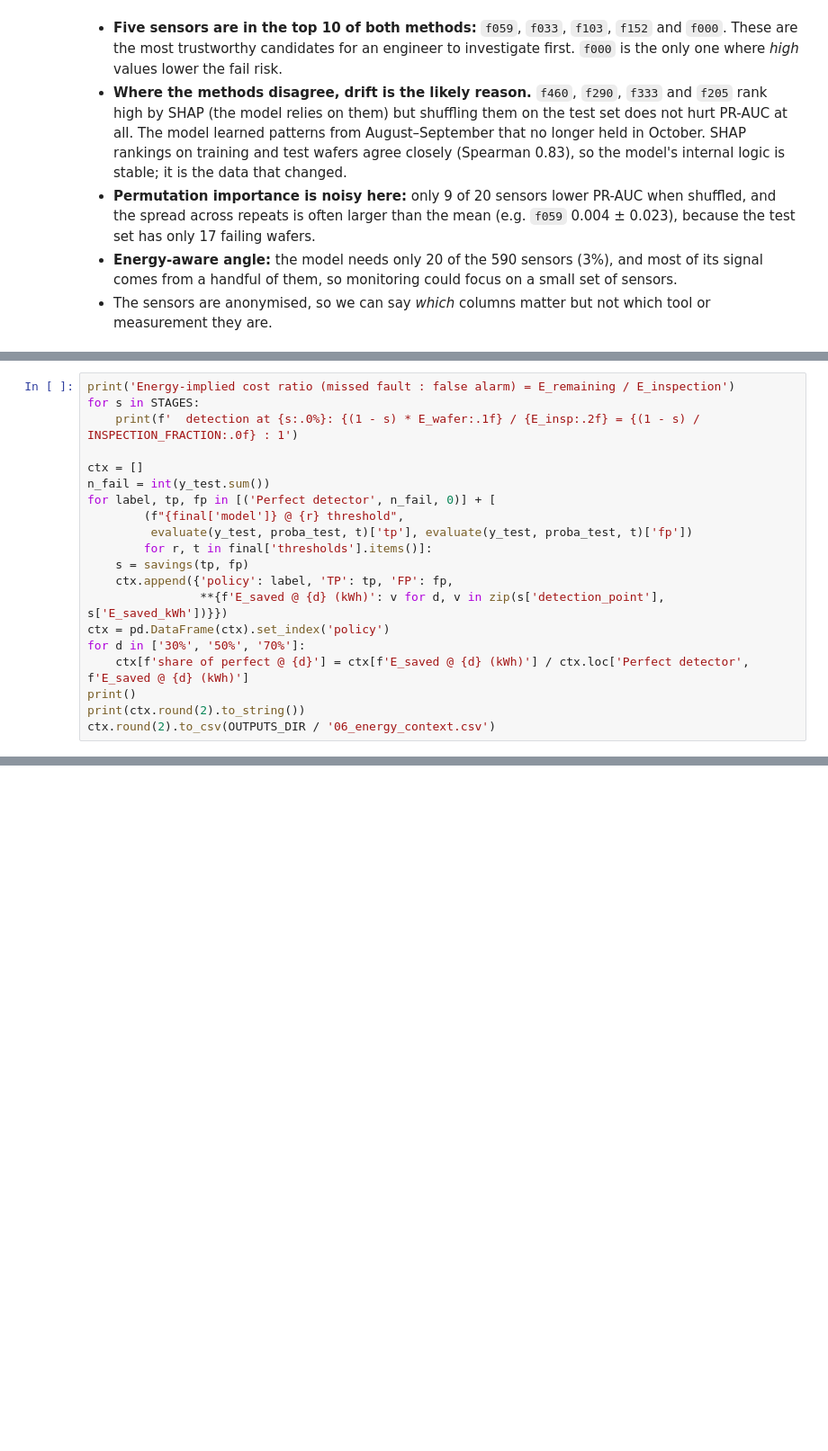
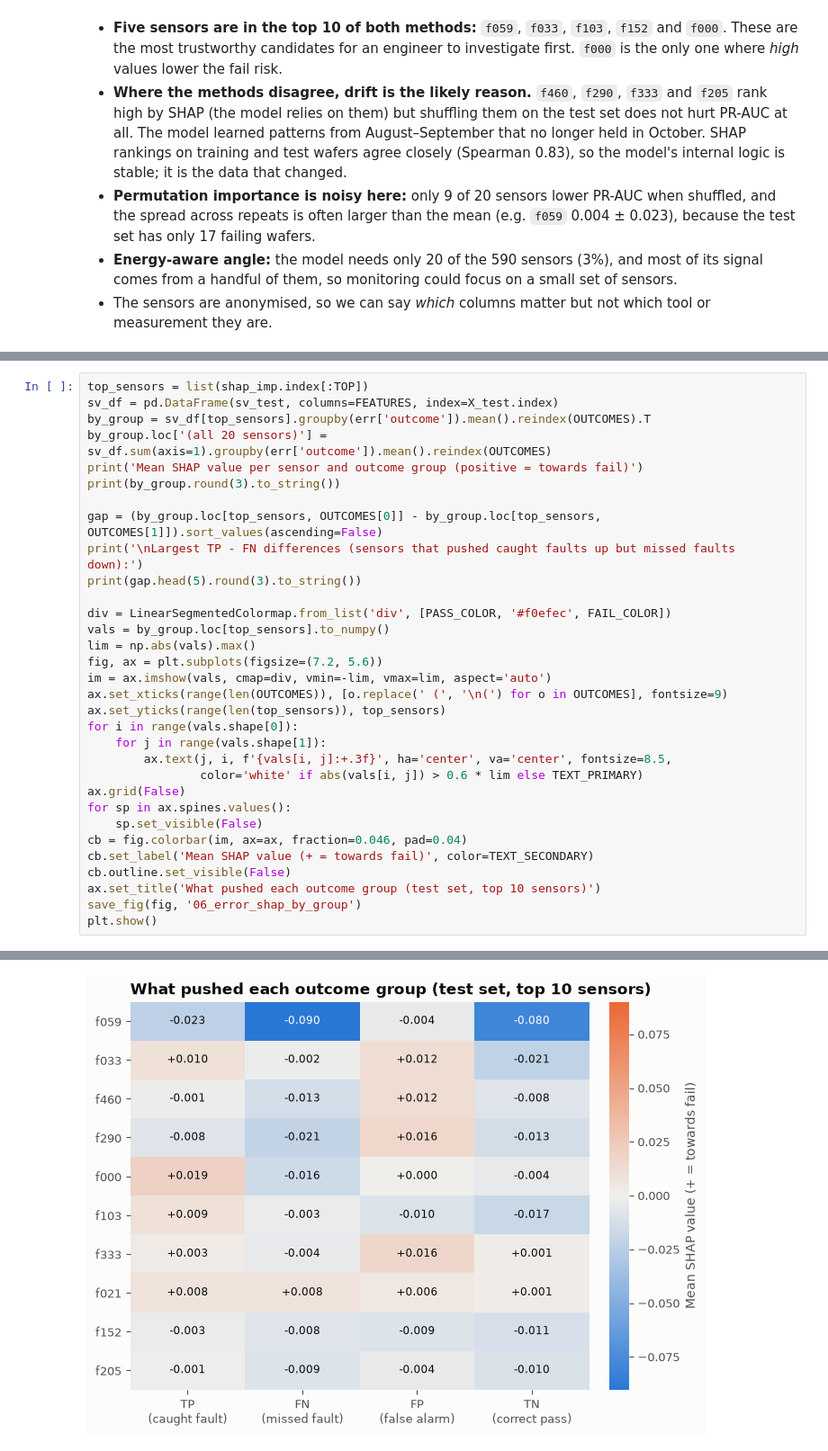
Before and after one commit to th4ifurXI/MachineLearning_Group11, a Jupyter notebook: notebooks/06_Interpretation.ipynb, the cells around one changed output, grey strips where cells are left out. Shown at 90% size. Cells and saved outputs as stored; diff of their text form; blank space fills up the shorter version.

```diff
--- a/notebooks/06_Interpretation.ipynb
+++ b/notebooks/06_Interpretation.ipynb
@@ -404,21 +405,33 @@ faults could save more energy even though it raises more false alarms.
 # %%
-print('Energy-implied cost ratio (missed fault : false alarm) = E_remaining / E_inspection')
-for s in STAGES:
-    print(f'  detection at {s:.0%}: {(1 - s) * E_wafer:.1f} / {E_insp:.2f} = {(1 - s) / INSPECTION_FRACTION:.0f} : 1')
+top_sensors = list(shap_imp.index[:TOP])
+sv_df = pd.DataFrame(sv_test, columns=FEATURES, index=X_test.index)
+by_group = sv_df[top_sensors].groupby(err['outcome']).mean().reindex(OUTCOMES).T
+by_group.loc['(all 20 sensors)'] = sv_df.sum(axis=1).groupby(err['outcome']).mean().reindex(OUTCOMES)
+print('Mean SHAP value per sensor and outcome group (positive = towards fail)')
+print(by_group.round(3).to_string())
 
-ctx = []
-n_fail = int(y_test.sum())
-for label, tp, fp in [('Perfect detector', n_fail, 0)] + [
-        (f"{final['model']} @ {r} threshold",
-         evaluate(y_test, proba_test, t)['tp'], evaluate(y_test, proba_test, t)['fp'])
-        for r, t in final['thresholds'].items()]:
-    s = savings(tp, fp)
-    ctx.append({'policy': label, 'TP': tp, 'FP': fp,
-                **{f'E_saved @ {d} (kWh)': v for d, v in zip(s['detection_point'], s['E_saved_kWh'])}})
-ctx = pd.DataFrame(ctx).set_index('policy')
-for d in ['30%', '50%', '70%']:
-    ctx[f'share of perfect @ {d}'] = ctx[f'E_saved @ {d} (kWh)'] / ctx.loc['Perfect detector', f'E_saved @ {d} (kWh)']
-print()
-print(ctx.round(2).to_string())
-ctx.round(2).to_csv(OUTPUTS_DIR / '06_energy_context.csv')
+gap = (by_group.loc[top_sensors, OUTCOMES[0]] - by_group.loc[top_sensors, OUTCOMES[1]]).sort_values(ascending=False)
+print('\nLargest TP - FN differences (sensors that pushed caught faults up but missed faults down):')
+print(gap.head(5).round(3).to_string())
+
+div = LinearSegmentedColormap.from_list('div', [PASS_COLOR, '#f0efec', FAIL_COLOR])
+vals = by_group.loc[top_sensors].to_numpy()
+lim = np.abs(vals).max()
+fig, ax = plt.subplots(figsize=(7.2, 5.6))
+im = ax.imshow(vals, cmap=div, vmin=-lim, vmax=lim, aspect='auto')
+ax.set_xticks(range(len(OUTCOMES)), [o.replace(' (', '\n(') for o in OUTCOMES], fontsize=9)
+ax.set_yticks(range(len(top_sensors)), top_sensors)
+for i in range(vals.shape[0]):
+    for j in range(vals.shape[1]):
+        ax.text(j, i, f'{vals[i, j]:+.3f}', ha='center', va='center', fontsize=8.5,
+                color='white' if abs(vals[i, j]) > 0.6 * lim else TEXT_PRIMARY)
+ax.grid(False)
+for sp in ax.spines.values():
+    sp.set_visible(False)
+cb = fig.colorbar(im, ax=ax, fraction=0.046, pad=0.04)
+cb.set_label('Mean SHAP value (+ = towards fail)', color=TEXT_SECONDARY)
+cb.outline.set_visible(False)
+ax.set_title('What pushed each outcome group (test set, top 10 sensors)')
+save_fig(fig, '06_error_shap_by_group')
+plt.show()
 # %% [output]
@@ -435,0 +458 @@ Random forest @ 20:1 threshold   4  59               994.23               634.33
+[figure, added]
```
Also changed, not shown: parts of 33 cells of this notebook, 4 other files.
